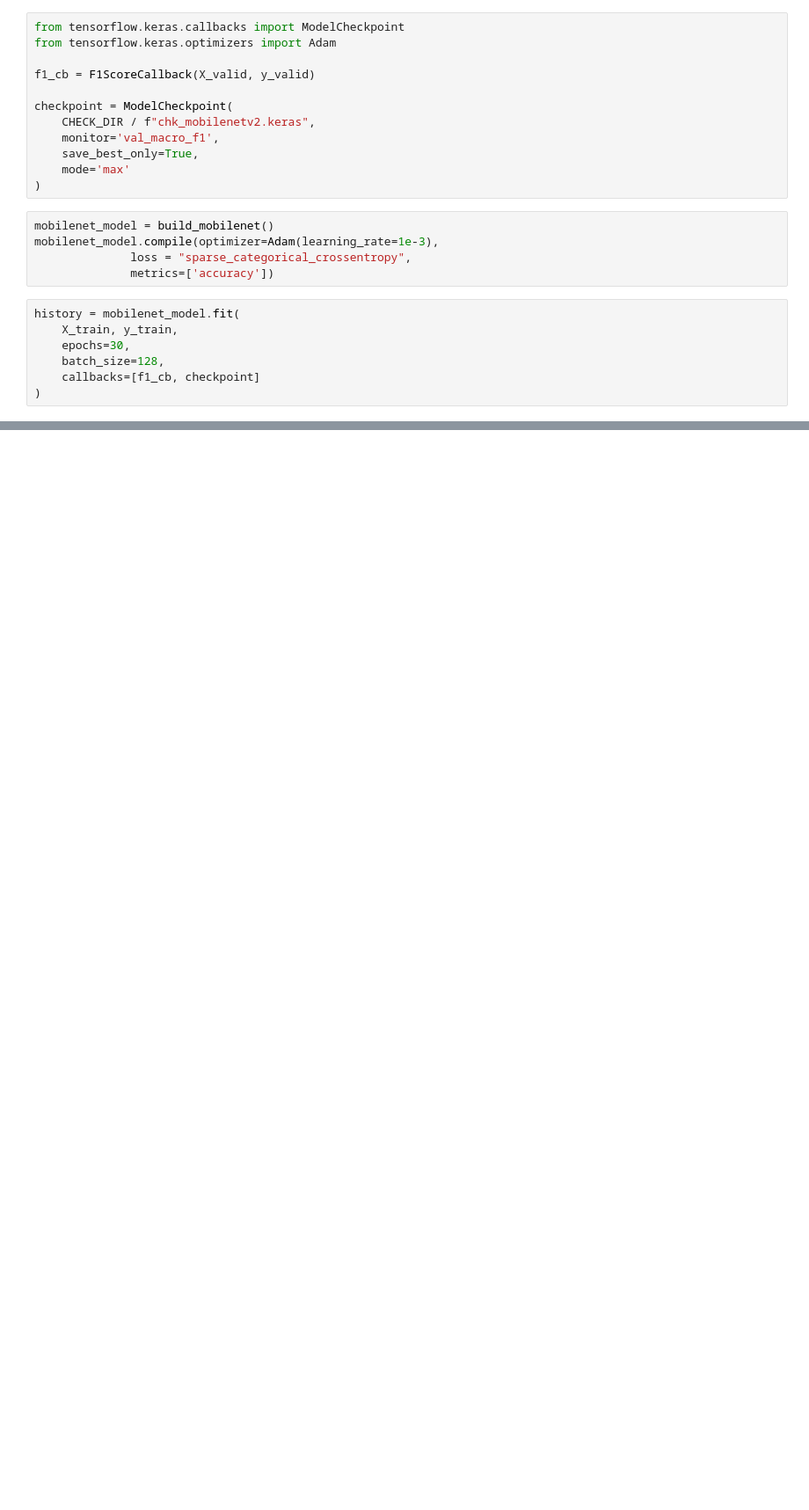
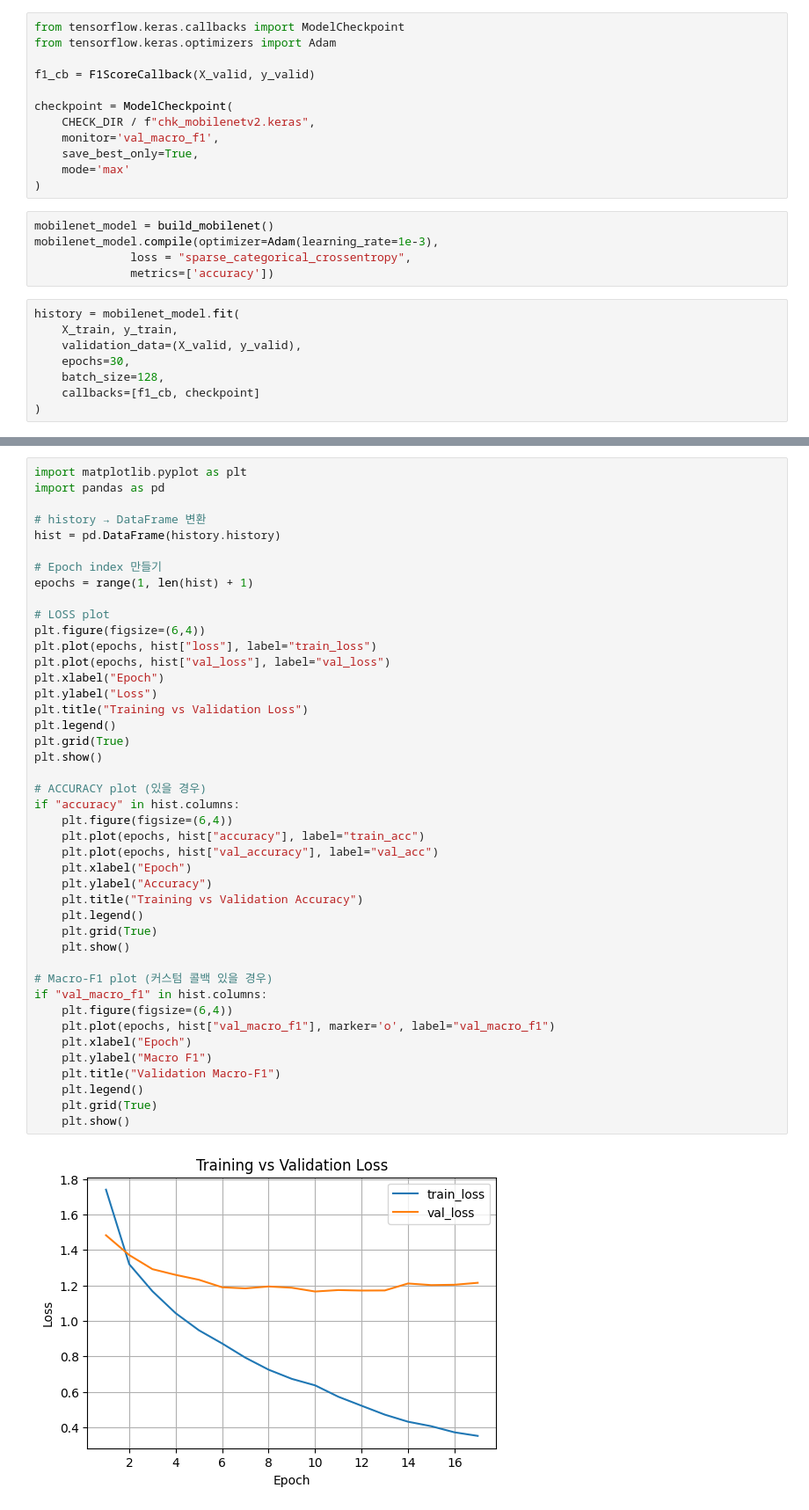
Before and after one commit to 2025-02-FML-team/WV-Team, a Jupyter notebook: notebooks/04_pretrained_comparison.ipynb, the cells around one changed output, grey strips where cells are left out. Shown: that part at 88% size. Saved outputs shown, nothing was run; the diff lists cells and outputs as text; blank space fills up the shorter version.

```diff
--- a/notebooks/04_pretrained_comparison.ipynb
+++ b/notebooks/04_pretrained_comparison.ipynb
@@ -216,6 +216,7 @@ mobilenet_model.compile(optimizer=Adam(learning_rate=1e-3),
 # %%
 history = mobilenet_model.fit(
     X_train, y_train,
+    validation_data=(X_valid, y_valid),
     epochs=30,
     batch_size=128,
     callbacks=[f1_cb, checkpoint]
@@ -225,0 +242,45 @@ Epoch 1/30
+# %%
+import matplotlib.pyplot as plt
+import pandas as pd
+
+# history → DataFrame 변환
+hist = pd.DataFrame(history.history)
+
+# Epoch index 만들기
+epochs = range(1, len(hist) + 1)
+
+# LOSS plot
+plt.figure(figsize=(6,4))
+plt.plot(epochs, hist["loss"], label="train_loss")
+plt.plot(epochs, hist["val_loss"], label="val_loss")
+plt.xlabel("Epoch")
+plt.ylabel("Loss")
+plt.title("Training vs Validation Loss")
+plt.legend()
+plt.grid(True)
+plt.show()
+
+# ACCURACY plot (있을 경우)
+if "accuracy" in hist.columns:
+    plt.figure(figsize=(6,4))
+    plt.plot(epochs, hist["accuracy"], label="train_acc")
+    plt.plot(epochs, hist["val_accuracy"], label="val_acc")
+    plt.xlabel("Epoch")
+    plt.ylabel("Accuracy")
+    plt.title("Training vs Validation Accuracy")
+    plt.legend()
+    plt.grid(True)
+    plt.show()
+
+# Macro-F1 plot (커스텀 콜백 있을 경우)
+if "val_macro_f1" in hist.columns:
+    plt.figure(figsize=(6,4))
+    plt.plot(epochs, hist["val_macro_f1"], marker='o', label="val_macro_f1")
+    plt.xlabel("Epoch")
+    plt.ylabel("Macro F1")
+    plt.title("Validation Macro-F1")
+    plt.legend()
+    plt.grid(True)
+    plt.show()
+# %% [output]
+[figure, added]
```
Also changed, not shown: parts of 3 cells of this notebook.
